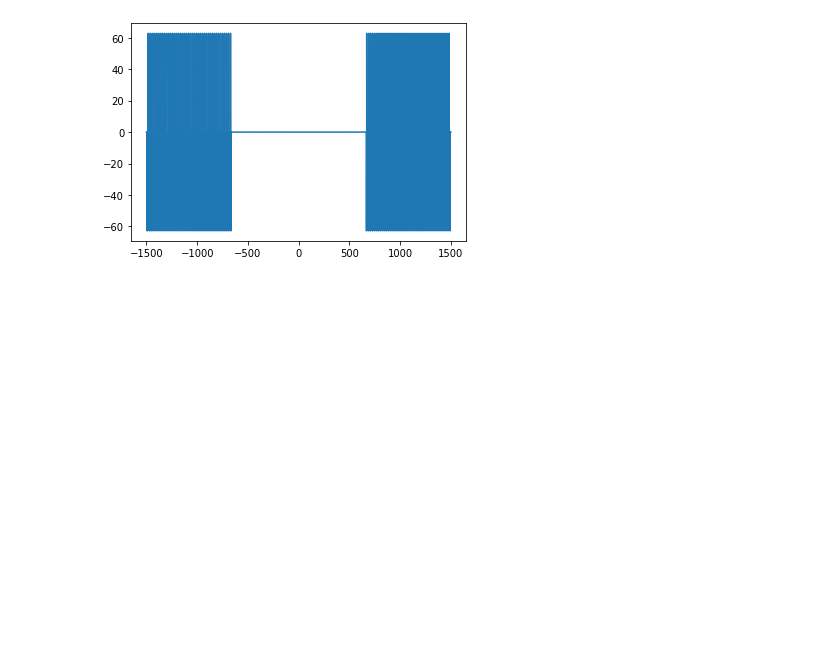
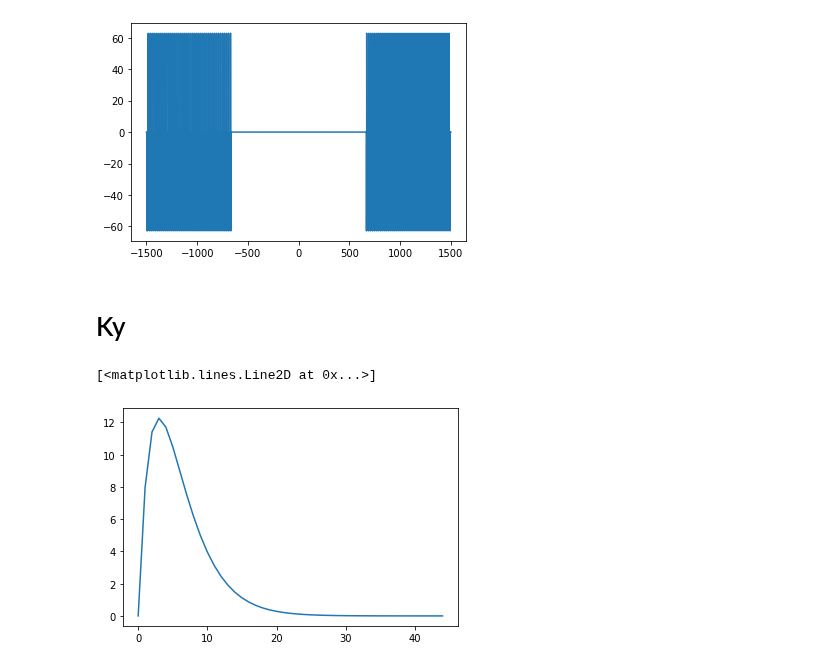
Before and after one commit to llincooi/retina_python, a Jupyter notebook: NGD_FTLeo.ipynb, the cells around one changed output. Saved outputs shown, nothing was run; the diff lists cells and outputs as text; code cells hidden in the pictures; blank space fills up the shorter version.

```diff
--- a/NGD_FTLeo.ipynb
+++ b/NGD_FTLeo.ipynb
@@ -227,3 +227,13 @@ plt.plot(omega, delta)
 # %% [output]
 [<matplotlib.lines.Line2D at 0x...>]
 [figure]
+# %% [markdown]
+# Ky
+# %%
+tau_y = 0.03
+T = np.arange(0,int(tau_y/dt*15))*dt
+Ky = T/tau_y /tau_y *np.exp(-T/tau_y)
+plt.plot(Ky)
+# %% [output]
+[<matplotlib.lines.Line2D at 0x...>]
+[figure, added]
```
Also changed, not shown: parts of 6 cells of this notebook, 8 other files.
